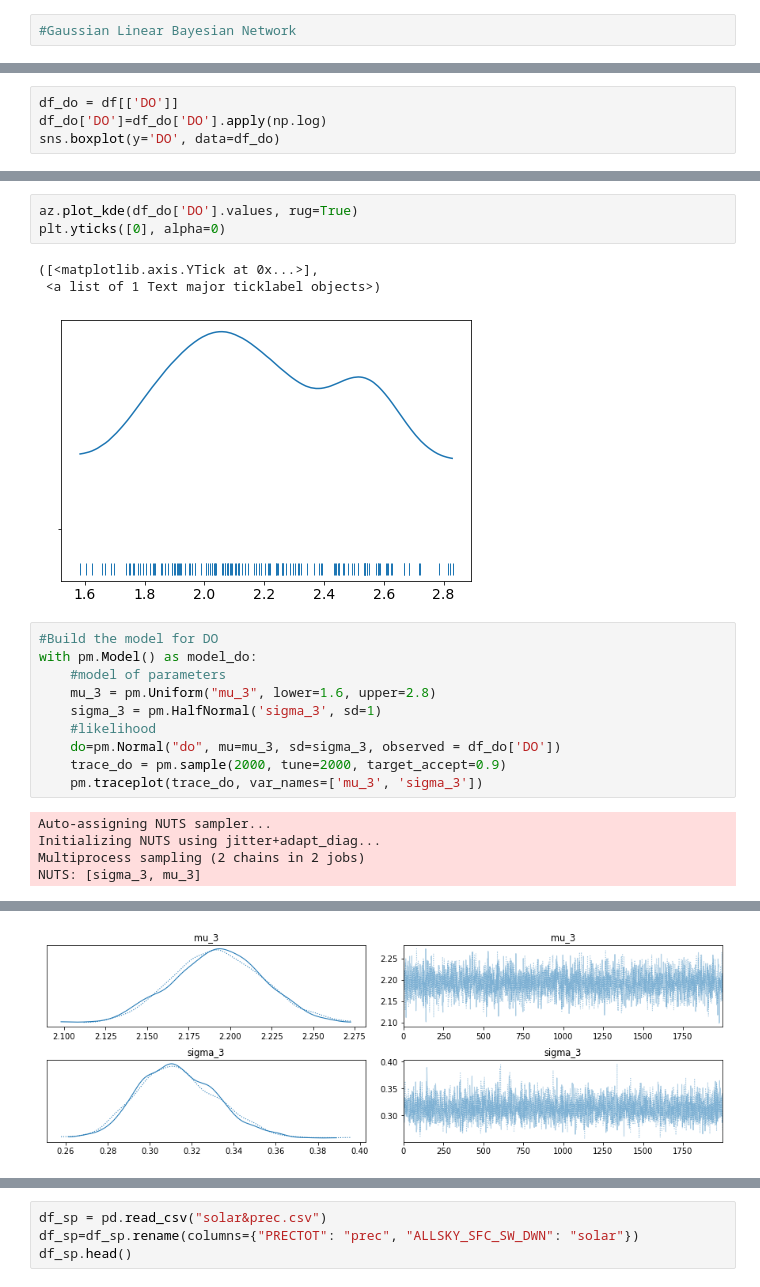
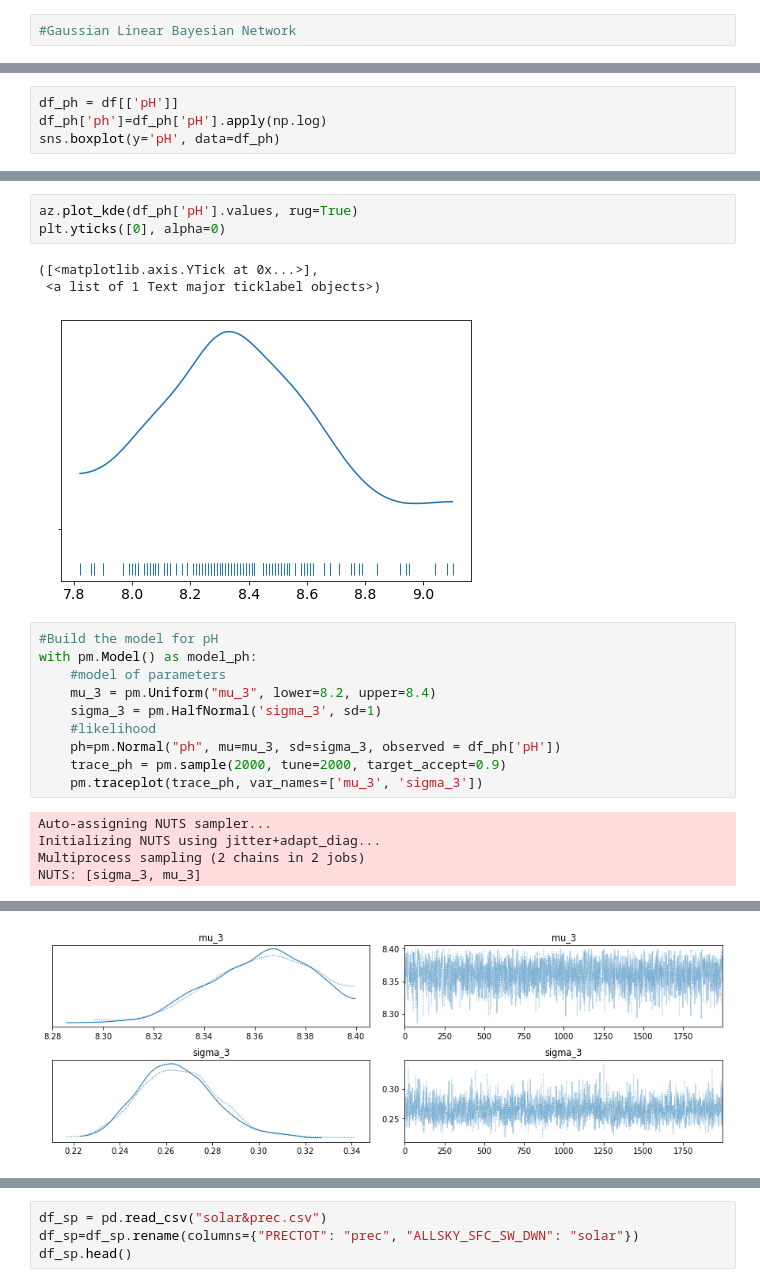
Before and after one commit to meowliono/cyanobacterial-bloom-prediction, a Jupyter notebook: mcmc.ipynb, the cells around one changed output, grey strips where cells are left out. Cells and saved outputs as stored; diff of their text form.

```diff
--- a/mcmc.ipynb
+++ b/mcmc.ipynb
@@ -274,7 +308,7 @@ sns.boxplot(y='DO', data=df)
 # %%
-df_do = df[['DO']]
-df_do['DO']=df_do['DO'].apply(np.log)
-sns.boxplot(y='DO', data=df_do)
+df_ph = df[['pH']]
+df_ph['ph']=df_ph['pH'].apply(np.log)
+sns.boxplot(y='pH', data=df_ph)
 # %% [output]
 A value is trying to be set on a copy of a slice from a DataFrame.
 Try using .loc[row_indexer,col_indexer] = value instead
@@ -286,20 +320,20 @@ See the caveats in the documentation: https://pandas.pydata.org/pandas-docs/stab
 # %%
-az.plot_kde(df_do['DO'].values, rug=True)
+az.plot_kde(df_ph['pH'].values, rug=True)
 plt.yticks([0], alpha=0)
 # %% [output]
 ([<matplotlib.axis.YTick at 0x...>],
  <a list of 1 Text major ticklabel objects>)
-[figure, old version]
+[figure, new version]
 # %%
-#Build the model for DO
-with pm.Model() as model_do:
+#Build the model for pH
+with pm.Model() as model_ph:
     #model of parameters
-    mu_3 = pm.Uniform("mu_3", lower=1.6, upper=2.8)
+    mu_3 = pm.Uniform("mu_3", lower=8.2, upper=8.4)
     sigma_3 = pm.HalfNormal('sigma_3', sd=1)
     #likelihood
-    do=pm.Normal("do", mu=mu_3, sd=sigma_3, observed = df_do['DO'])
-    trace_do = pm.sample(2000, tune=2000, target_accept=0.9)
-    pm.traceplot(trace_do, var_names=['mu_3', 'sigma_3'])
+    ph=pm.Normal("ph", mu=mu_3, sd=sigma_3, observed = df_ph['pH'])
+    trace_ph = pm.sample(2000, tune=2000, target_accept=0.9)
+    pm.traceplot(trace_ph, var_names=['mu_3', 'sigma_3'])
 # %% [output]
 Auto-assigning NUTS sampler...
 Initializing NUTS using jitter+adapt_diag...
@@ -310 +344 @@ Sampling 2 chains for 2_000 tune and 2_000 draw iterations (4_000 + 4_000 draws
-[figure, old version]
+[figure, new version]
```
Also changed, not shown: parts of 58 cells of this notebook, 15 other files.
